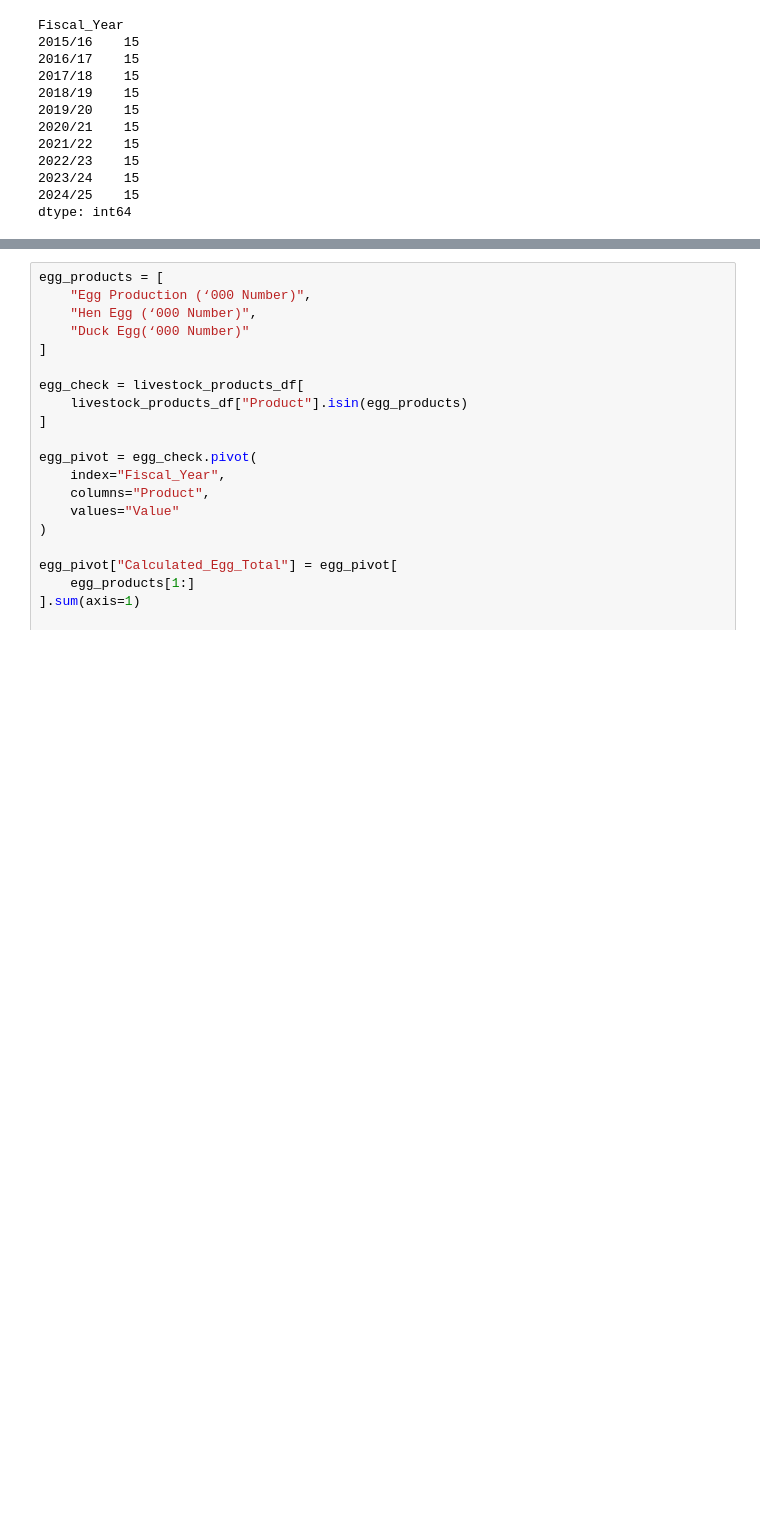
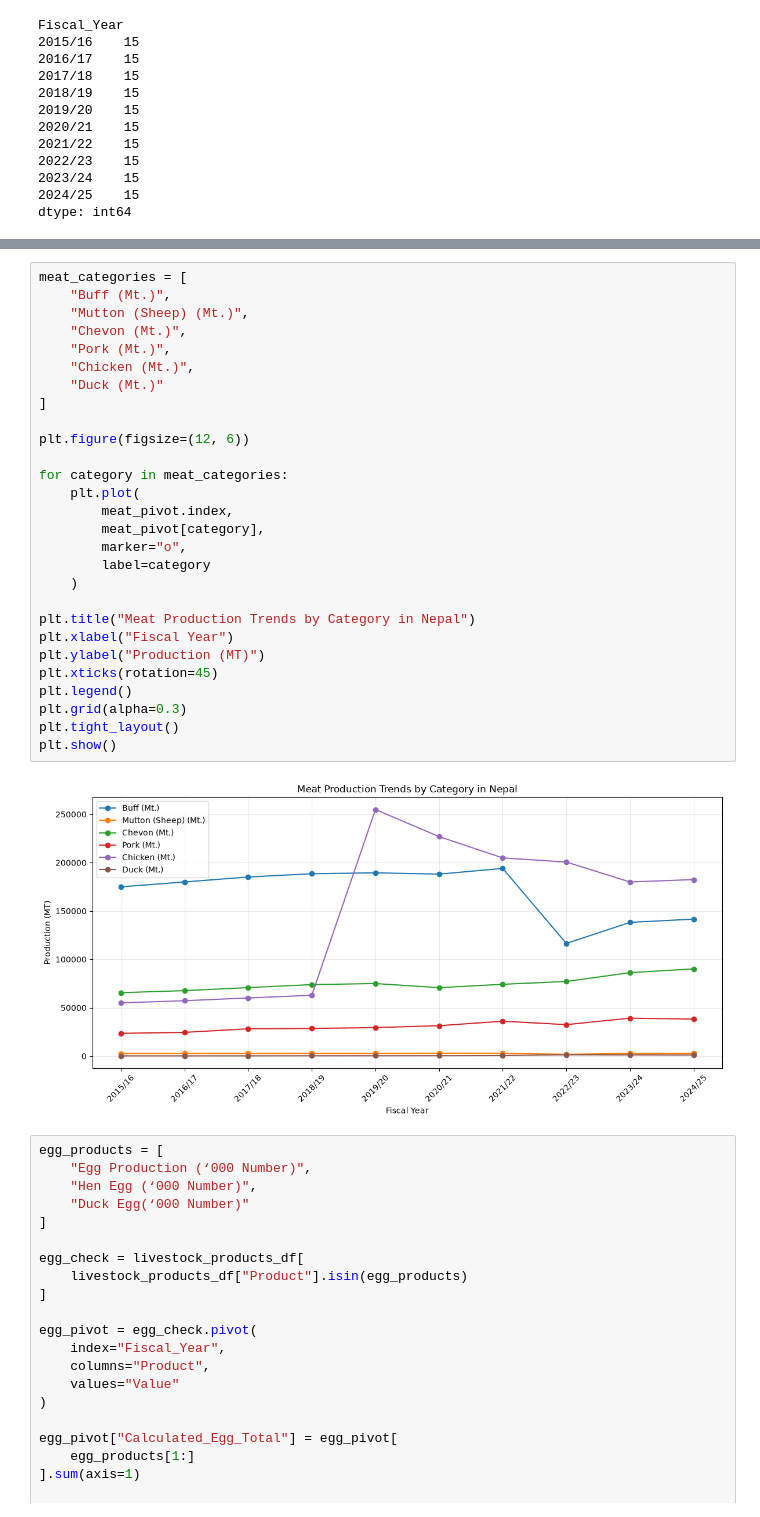
Before and after one commit to Srijan0113/Nepal_Agriculture_Analysis, a Jupyter notebook: Python/02_Livestock_Analysis.ipynb, the cells around one changed output, grey strips where cells are left out. Saved outputs shown, nothing was run; the diff lists cells and outputs as text; blank space fills up the shorter version.

```diff
--- a/Python/02_Livestock_Analysis.ipynb
+++ b/Python/02_Livestock_Analysis.ipynb
@@ -429,6 +492,36 @@ display(meat_pivot)
 | 2022/23 | 116503.0 | 77162.0 | 200658.0 | 1355.0 | 430085.0 | 1874.0 | ... |
 | 2023/24 | 138271.0 | 86280.0 | 180076.0 | 1195.0 | 447767.0 | 2762.0 | ... |
 | 2024/25 | 141649.0 | 90186.0 | 182516.0 | 1041.0 | 456430.0 | 2766.0 | ... |
+# %%
+meat_categories = [
+    "Buff (Mt.)",
+    "Mutton (Sheep) (Mt.)",
+    "Chevon (Mt.)",
+    "Pork (Mt.)",
+    "Chicken (Mt.)",
+    "Duck (Mt.)"
+]
+
+plt.figure(figsize=(12, 6))
+
+for category in meat_categories:
+    plt.plot(
+        meat_pivot.index,
+        meat_pivot[category],
+        marker="o",
+        label=category
+    )
+
+plt.title("Meat Production Trends by Category in Nepal")
+plt.xlabel("Fiscal Year")
+plt.ylabel("Production (MT)")
+plt.xticks(rotation=45)
+plt.legend()
+plt.grid(alpha=0.3)
+plt.tight_layout()
+plt.show()
+# %% [output]
+[figure, added]
 # %%
 egg_products = [
     "Egg Production (‘000 Number)",
```
Also changed, not shown: parts of 10 cells of this notebook.
